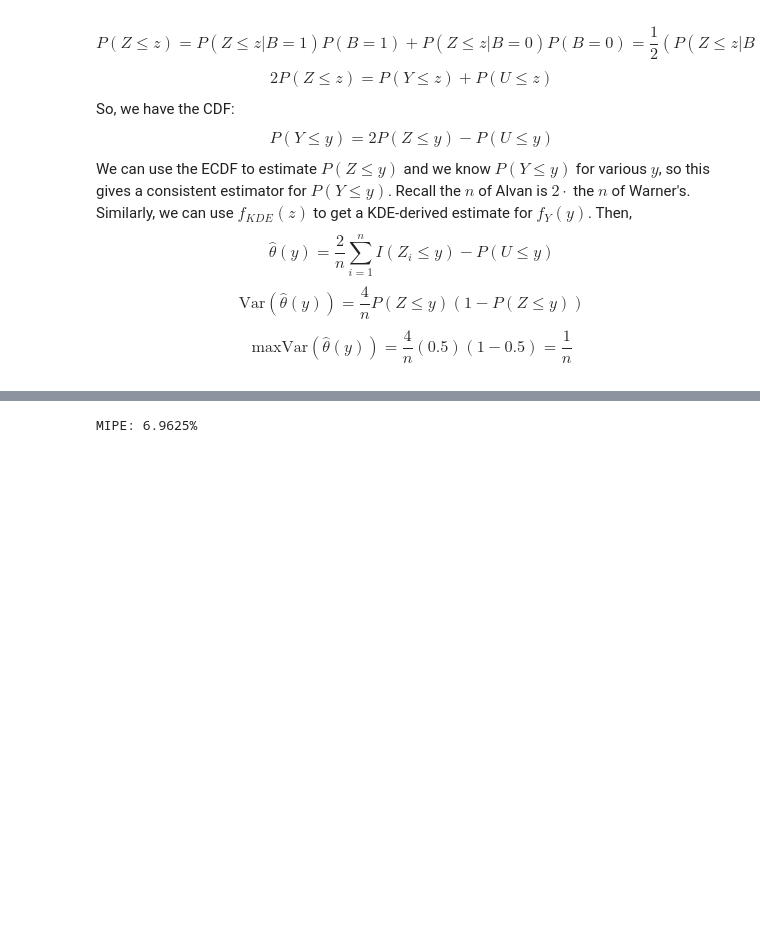
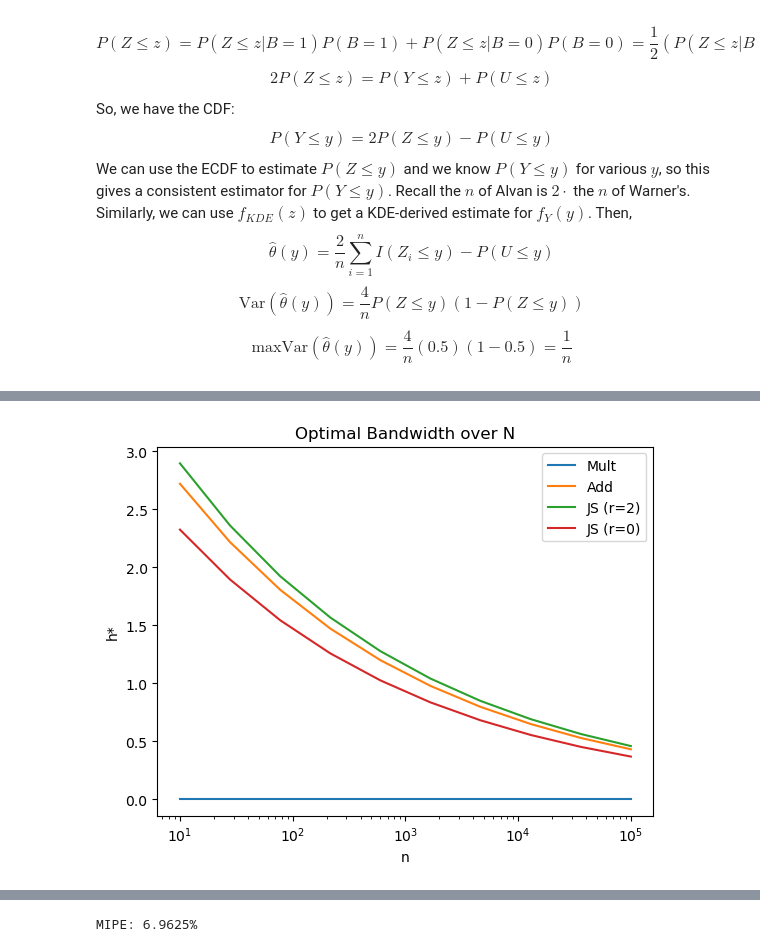
Before and after one commit to arulandu/joint-scrambling, a Jupyter notebook: main.ipynb, the cells around one changed output, grey strips where cells are left out. Saved outputs shown, nothing was run; the diff lists cells and outputs as text; code cells hidden in the pictures; blank space fills up the shorter version.

```diff
--- a/main.ipynb
+++ b/main.ipynb
@@ -90,0 +72,18 @@ plt.plot(Ys_plot[1:], diff(var_sample, var_theo))
+# %%
+%%time
+st = time.perf_counter()
+coeffJS = mabg(0,1,k)/((mabg(2,1,k)**2)*mabg(0, 2, deriv(Y.pdf,2)))
+st = time.perf_counter()-st
+print(st)
+coeffM = (3*mabg(0,2,deriv(k))*mabg(2,1,lambda y: fZM(y*T)))/((mabg(2,1,k)**2)*mabg(0,2,lambda y: deriv(dfZM, 2)(y*T)))
+st = time.perf_counter()-st
+print(st)
+dbl1 = scipy.integrate.dblquad(lambda z,y: fZA(z), -np.inf, np.inf, lambda y:y, lambda y:y+T)[0] # 1.0000000005747378
+st = time.perf_counter()-st
+print(st)
+dbl2 = scipy.integrate.dblquad(lambda z,y: deriv(dfZA,1)(z)**2, -np.inf, np.inf, lambda y:y, lambda y:y+T)[0]
+st = time.perf_counter()-st
+print(st)
+coeffA = ((mabg(0,2,k)*dbl1)/((mabg(2,1,k)**2)*dbl2))
+st = time.perf_counter()-st
+print(st)
@@ -90,0 +98,24 @@ plt.plot(Ys_plot[1:], diff(var_sample, var_theo))
+# %%
+def hstarJS(n, r):
+    return (coeffJS*(r+1)/n)**(1/5)
+
+def hstarM(n):
+    return (coeffM/n)**(1/7)
+
+def hstarA(n):
+    return (coeffA/n)**(1/5)
+# %%
+ns_plot = 10**np.linspace(1, 5, 10)
+plt.plot(ns_plot, [hstarM(n) for n in ns_plot], label="Mult")
+plt.plot(ns_plot, [hstarA(n) for n in ns_plot], label="Add")
+plt.plot(ns_plot, [hstarJS(n, 2) for n in ns_plot], label="JS (r=2)")
+plt.plot(ns_plot, [hstarJS(n, 0) for n in ns_plot], label="JS (r=0)")
+
+plt.xlabel('n')
+plt.xscale('log')
+plt.ylabel('h*')
+plt.title("Optimal Bandwidth over N")
+plt.legend()
+plt.show()
+# %% [output]
+[figure, added]
```
Also changed, not shown: parts of 59 cells of this notebook, 4 other files.
